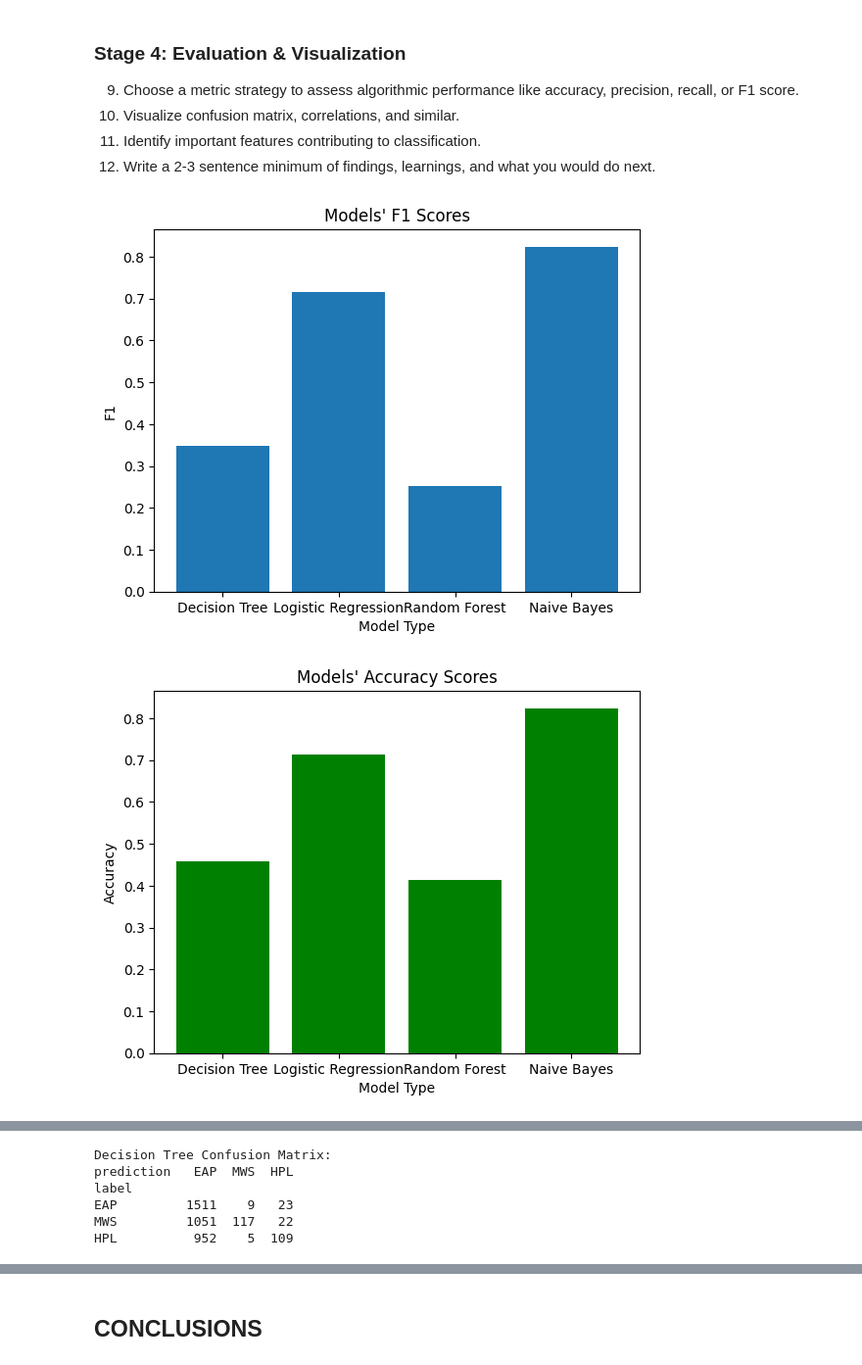
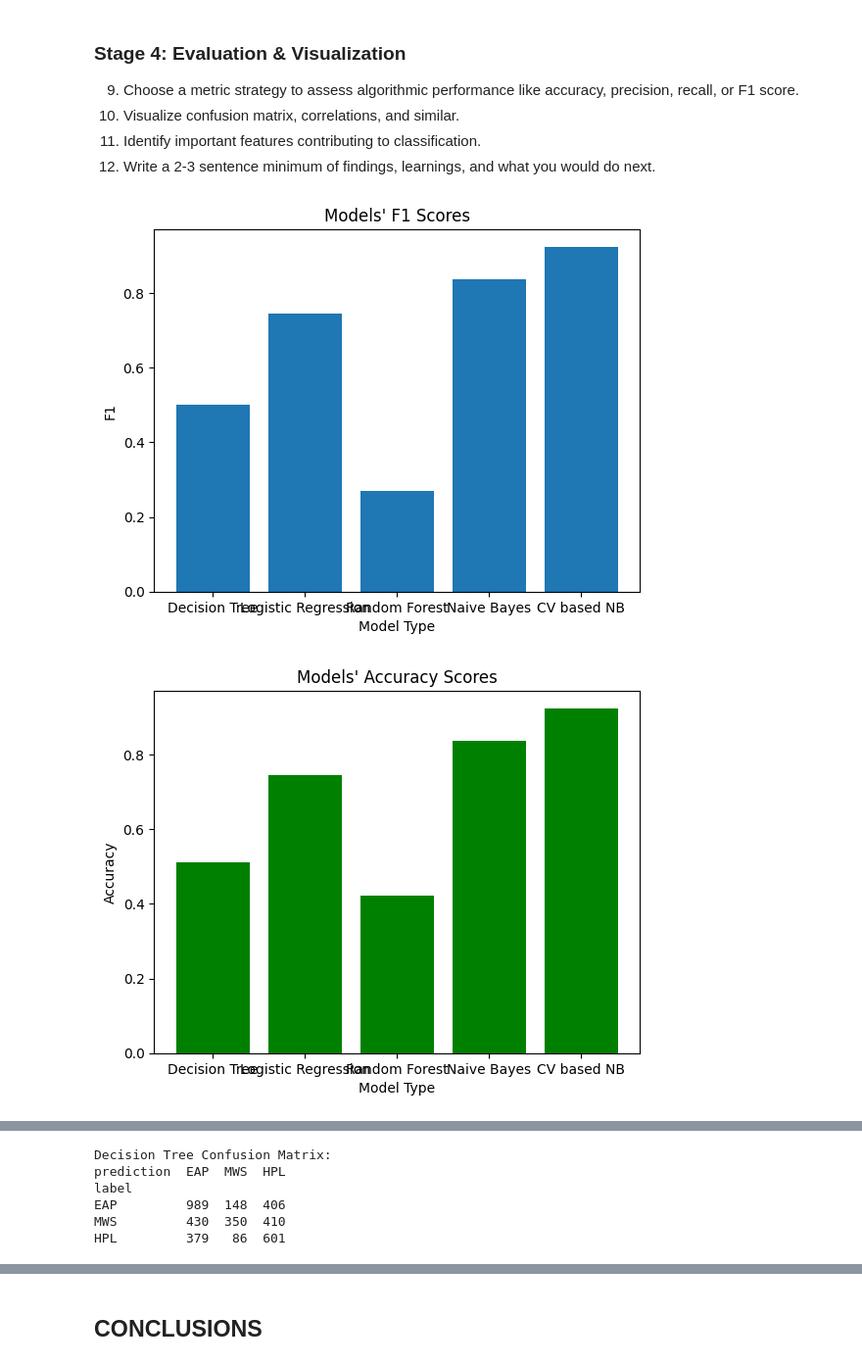
Before and after one commit to jerdrb/cosc526-sum26-grp11, a Jupyter notebook: code_6_of_10_data_mine_team11.ipynb, the cells around one changed output, grey strips where cells are left out. Shown at 98% size. Saved outputs shown, nothing was run; the diff lists cells and outputs as text; code cells hidden in the pictures.

Commit message:
Removing some preprocessing, Adding Cross Validator and visualization.

```diff
--- a/code_6_of_10_data_mine_team11.ipynb
+++ b/code_6_of_10_data_mine_team11.ipynb
@@ -49,7 +49,7 @@ os.environ["PYSPARK_DRIVER_PYTHON"] = sys.executable
 spark = SparkSession.builder \
                     .appName("SpookyAuthor") \
                     .master("local[*]") \
-                    .config("spark.driver.memory", "5g") \
+                    .config("spark.driver.memory", "12g") \
                     .config("spark.pyspark.python", sys.executable) \
                     .config("spark.pyspark.driver.python", sys.executable) \
                     .config("spark.python.worker.faulthandler.enabled", "true") \
@@ -432,6 +440,7 @@ only showing top 3 rows
 from pyspark.ml.classification import DecisionTreeClassifier, LogisticRegression, RandomForestClassifier, NaiveBayes
 from pyspark.ml.evaluation import MulticlassClassificationEvaluator
 from pyspark.ml.feature import StringIndexer
+from pyspark.ml.tuning import CrossValidator, ParamGridBuilder, CrossValidatorModel
 
 # Transform authors into numeric (0-2)
 #tfidf.show(3)
@@ -450,6 +459,7 @@ nb = NaiveBayes()
 
 accuracy_eval = MulticlassClassificationEvaluator(metricName='accuracy')
 f1_eval = MulticlassClassificationEvaluator(metricName='f1')
+grid = ParamGridBuilder().addGrid(nb.smoothing, [0.5, 1, 1.5, 2]).build()
 
 model = dt.fit(train_data)
 dt_prediction = model.transform(val_data)
@@ -478,4 +488,14 @@ nb_accuracy_score = accuracy_eval.evaluate(nb_prediction)
 nb_f1_score = f1_eval.evaluate(nb_prediction)
 print('Naive Bayes Accuracy: ', nb_accuracy_score, '\nF1: ', nb_f1_score)
 nbImportances = model.theta
+
+cv = CrossValidator(estimator=nb, estimatorParamMaps=grid, evaluator=accuracy_eval, parallelism=2)
+model = cv.fit(labeled_df)
+cv_prediction = model.transform(labeled_df)
+cv_accuracy_score = accuracy_eval.evaluate(cv_prediction)
+cv_f1_score = f1_eval.evaluate(cv_prediction)
+print('Cross Validator NB Accuracy:', cv_accuracy_score, '\nF1: ', cv_f1_score)
+best_model = model.bestModel
+smoothing = best_model.getSmoothing()
+cvImportances = f'Best smoothing parameter found by Cross Validator: {smoothing}'
 # %% [output]
@@ -551,14 +590,14 @@ F1:  0.8239138405654137
 12. Write a 2-3 sentence minimum of findings, learnings, and what you would do next.
 # %%
 #Bar chart representing F1 values for each model:
-plt.bar(["Decision Tree" , "Logistic Regression" , "Random Forest" , "Naive Bayes"] , [dt_f1_score , lr_f1_score , rf_f1_score , nb_f1_score])
+plt.bar(["Decision Tree" , "Logistic Regression" , "Random Forest" , "Naive Bayes", "CV based NB"] , [dt_f1_score , lr_f1_score , rf_f1_score , nb_f1_score, cv_f1_score])
 plt.xlabel("Model Type")
 plt.ylabel("F1")
 plt.title("Models' F1 Scores")
 plt.show()
 
 #Bar chart representing accuracy values for each model:
-plt.bar(["Decision Tree" , "Logistic Regression" , "Random Forest" , "Naive Bayes"] , [dt_accuracy_score , lr_accuracy_score , rf_accuracy_score , nb_accuracy_score] , color = "green")
+plt.bar(["Decision Tree" , "Logistic Regression" , "Random Forest" , "Naive Bayes", "CV based NB"] , [dt_accuracy_score , lr_accuracy_score , rf_accuracy_score , nb_accuracy_score, cv_accuracy_score] , color = "green")
 plt.xlabel("Model Type")
 plt.ylabel("Accuracy")
 plt.title("Models' Accuracy Scores")
@@ -593,35 +632,37 @@ printConfusionMatrix(dt_prediction , "Decision Tree Confusion Matrix")
 printConfusionMatrix(lr_prediction , "Logistic Regression Confusion Matrix")
 printConfusionMatrix(rf_prediction , "Random Forest Confusion Matrix")
 printConfusionMatrix(nb_prediction , "Naive Bayes Confusion Matrix")
+printConfusionMatrix(cv_prediction , "Cross Validator based NB Confusion Matrix")
 
 #important Features:
 
 #This function prints stats for the given importance data structure. The goal is to try to find some interesting information about an otherwise
 #ambiguous data structure.
 #We get the maximum value of the sparse vector (representing the most hit hashed index) and
 def getImportantFeaturesSV(sparseVector , sparseVectorName):
     spMax = max(sparseVector.values)
     spMean = sum(sparseVector.values) / sparseVector.size
     print(f"{sparseVectorName} max value: {spMax}, mean: {spMean}, difference: {spMax - spMean}.")
 
 def getImportantFeaturesM(matrix , matrixName):
     print(f"{matrixName}:")
     asArray = matrix.toArray()
     classes = asArray.shape[0]
     for i in range(classes):
         currentClass = asArray[i]
         classMin = currentClass.min()
         classMean = currentClass.mean()
         difference = classMean - classMin
         print(f"class {i} (one of the authors): Least: {classMin}, Mean: {classMean}, Difference: {difference}.")
 
 print("We use HashingTF in our computation, so we cannot identify the which word corresponds to an important feature.")
 print("We can get descriptive statistics about the hashed features and determine how significant certain indices are against others in the Sparse Vector, coefficient matrix, or theta.")
 
 getImportantFeaturesSV(dtImportances , "Decision Tree")
 getImportantFeaturesM(lrImportances , "Logistic Regression Coefficient Matrix")
 getImportantFeaturesSV(rfImportances , "Random Forest")
 getImportantFeaturesM(nbImportances , "Naive Bayes Theta Matrix")
+print(cvImportances)
 # %% [output]
-[figure, old version]
+[figure, new version]
-[figure, old version]
+[figure, new version]
@@ -631,6 +672,6 @@ getImportantFeaturesM(nbImportances , "Naive Bayes Theta Matrix")
 Decision Tree Confusion Matrix:
-prediction   EAP  MWS  HPL
+prediction  EAP  MWS  HPL
 label
-EAP         1511    9   23
-MWS         1051  117   22
-HPL          952    5  109
+EAP         989  148  406
+MWS         430  350  410
+HPL         379   86  601
```
Also changed, not shown: parts of 5 cells of this notebook.
